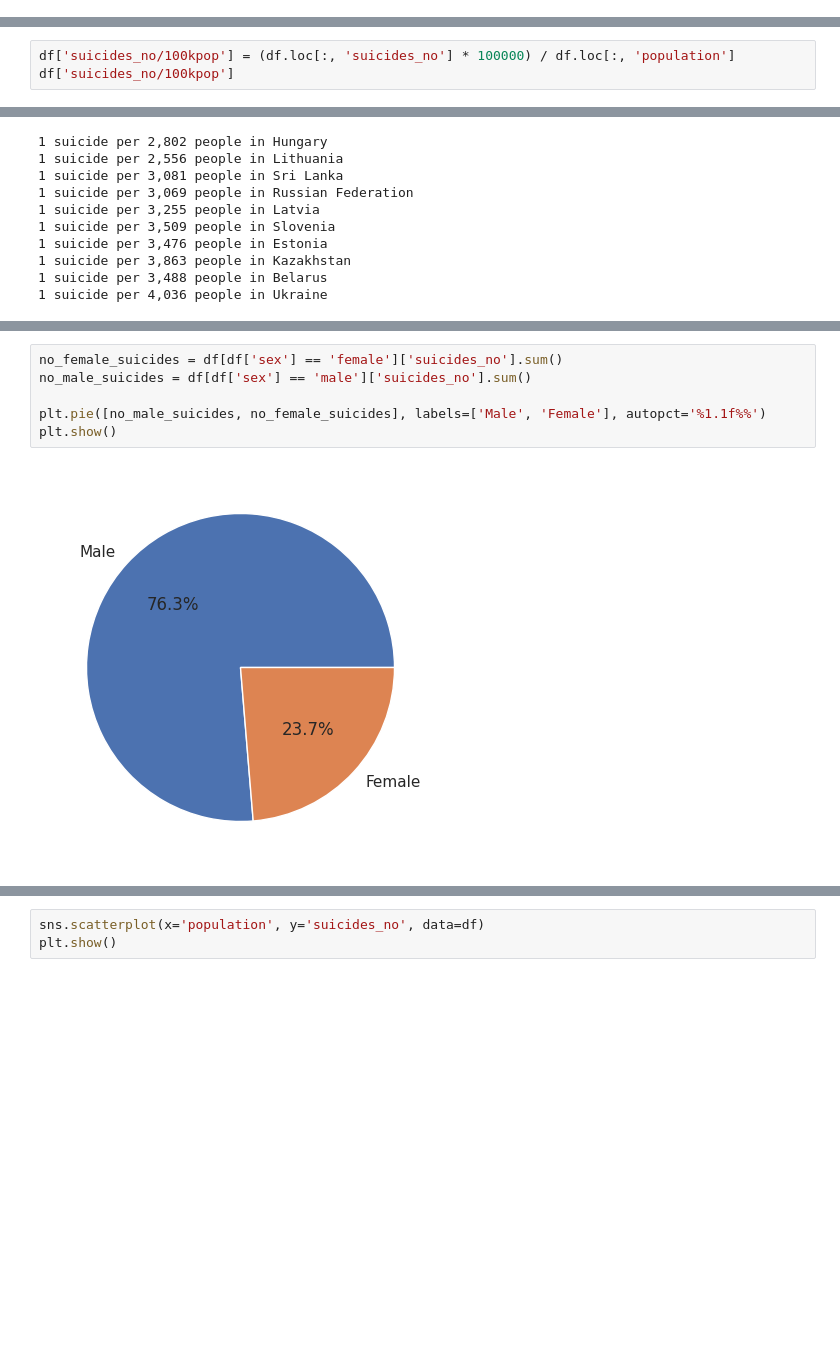
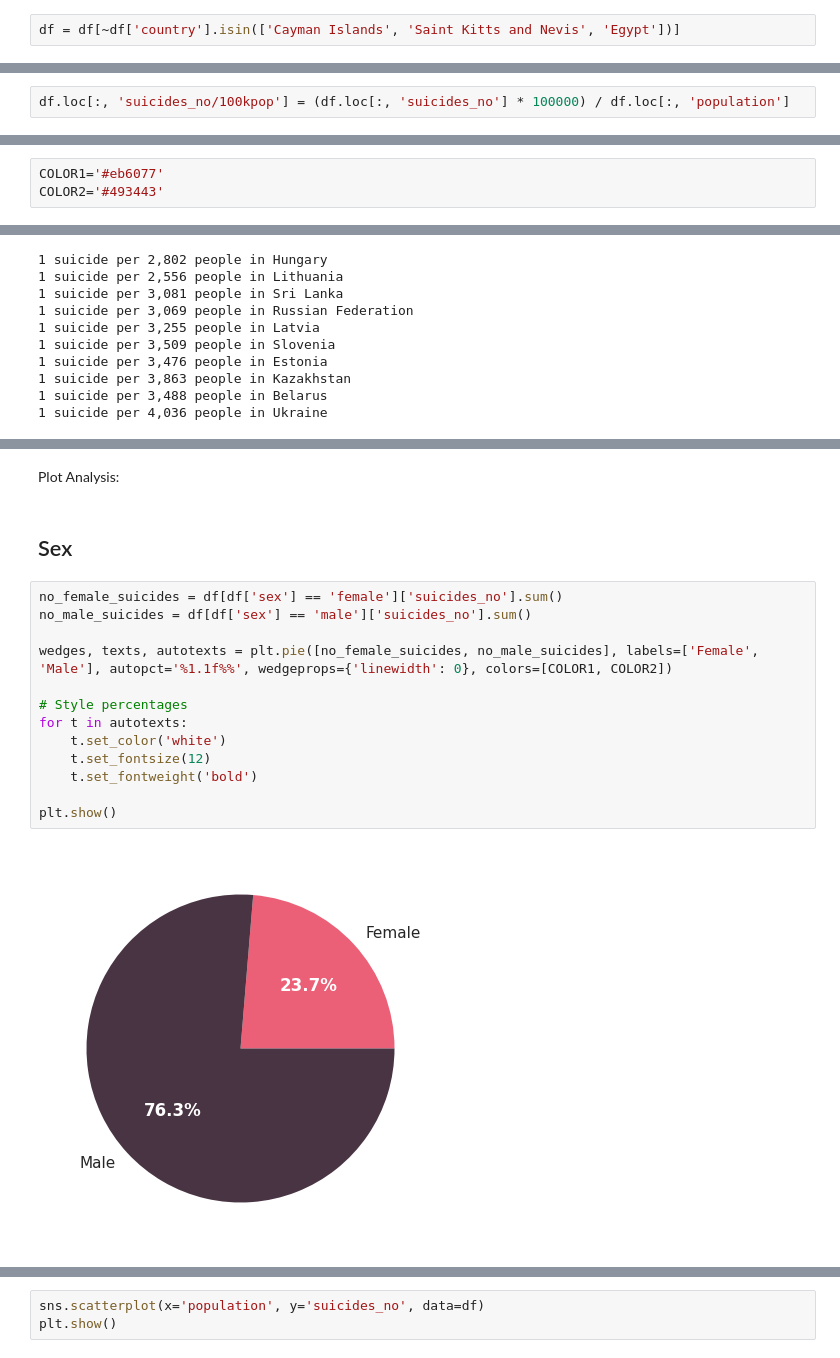
Before and after one commit to pdrzxzz/who-suicide-analysis, a Jupyter notebook: who_suicides_analysis.ipynb, the cells around one changed output, grey strips where cells are left out. Saved outputs shown, nothing was run; the diff lists cells and outputs as text; blank space fills up the shorter version.

```diff
--- a/who_suicides_analysis.ipynb
+++ b/who_suicides_analysis.ipynb
@@ -82,3 +82,5 @@ Try using .loc[row_indexer,col_indexer] = value instead
 
 See the caveats in the documentation: https://pandas.pydata.org/pandas-docs/stable/user_guide/indexing.html#returning-a-view-versus-a-copy
   df['sex'] = pd.Categorical(df['sex'])
+# %%
+df = df[~df['country'].isin(['Cayman Islands', 'Saint Kitts and Nevis', 'Egypt'])]
@@ -85,3 +92,2 @@ See the caveats in the documentation: https://pandas.pydata.org/pandas-docs/stab
 # %%
-df['suicides_no/100kpop'] = (df.loc[:, 'suicides_no'] * 100000) / df.loc[:, 'population']
-df['suicides_no/100kpop']
+df.loc[:, 'suicides_no/100kpop'] = (df.loc[:, 'suicides_no'] * 100000) / df.loc[:, 'population']
@@ -212,0 +180,3 @@ plt.show()
+# %%
+COLOR1='#eb6077'
+COLOR2='#493443'
@@ -467,10 +548,21 @@ Plot analysis: There isn't a year that females tend to suicide more than males.
+# %% [markdown]
+Plot Analysis:
+# %% [markdown]
+## Sex
 # %%
 no_female_suicides = df[df['sex'] == 'female']['suicides_no'].sum()
 no_male_suicides = df[df['sex'] == 'male']['suicides_no'].sum()
 
-plt.pie([no_male_suicides, no_female_suicides], labels=['Male', 'Female'], autopct='%1.1f%%')
+wedges, texts, autotexts = plt.pie([no_female_suicides, no_male_suicides], labels=['Female', 'Male'], autopct='%1.1f%%', wedgeprops={'linewidth': 0}, colors=[COLOR1, COLOR2])
+
+# Style percentages
+for t in autotexts:
+    t.set_color('white')
+    t.set_fontsize(12)
+    t.set_fontweight('bold')
+
 plt.show()
 # %% [output]
-[figure, old version]
+[figure, new version]
 # %%
 ratio = no_male_suicides / no_female_suicides
```
Also changed, not shown: parts of 75 cells of this notebook.
